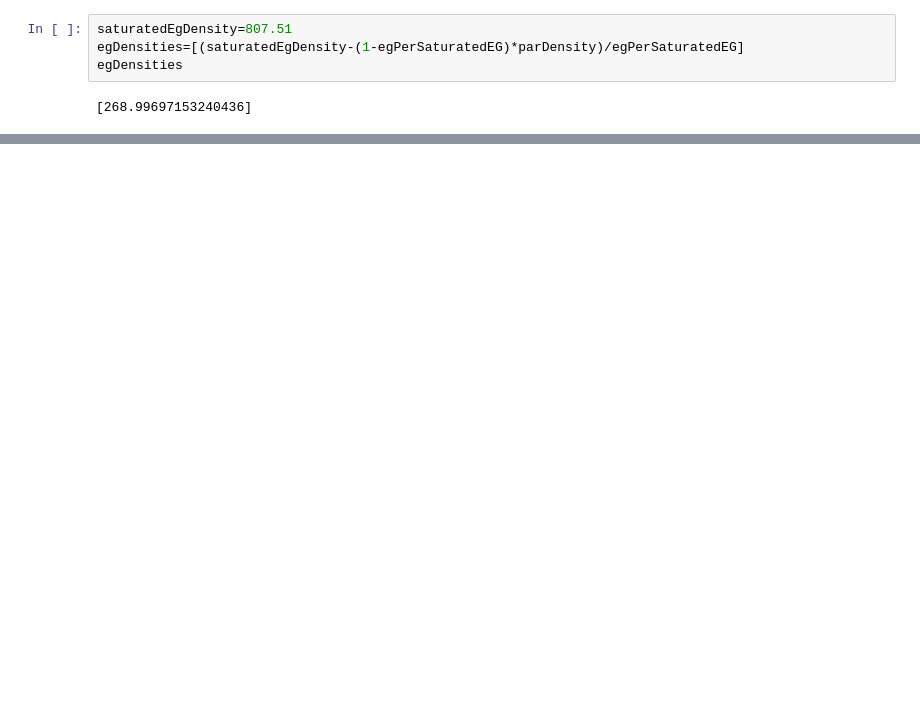
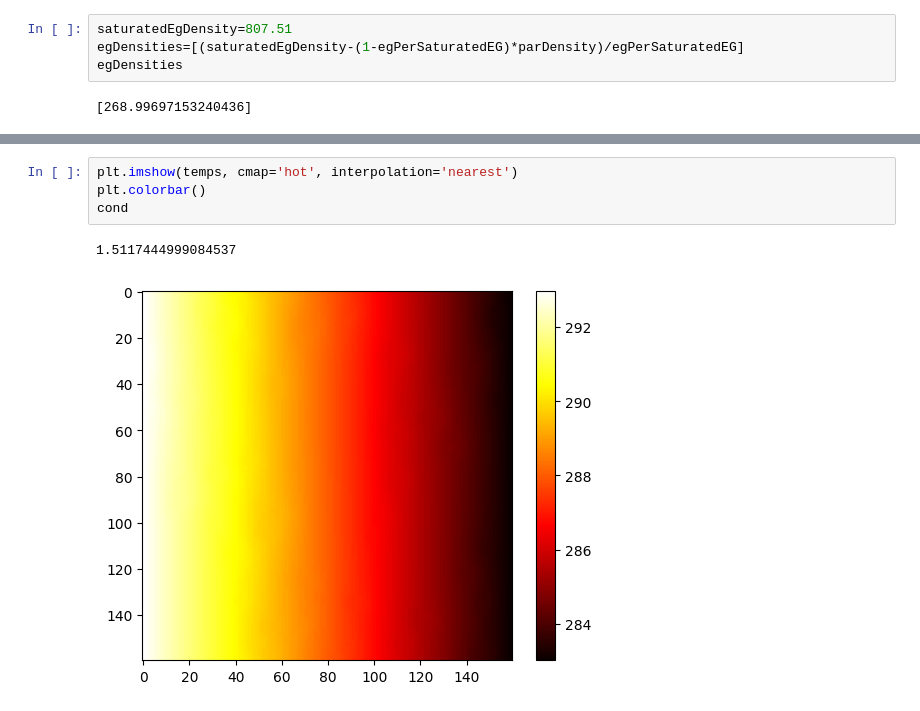
Before and after one commit to AadiDev005/Paraffin-EG-Model, a Jupyter notebook: dataset_generator.ipynb, the cells around one changed output, grey strips where cells are left out. Cells and saved outputs as stored; diff of their text form; blank space fills up the shorter version.

```diff
--- a/dataset_generator.ipynb
+++ b/dataset_generator.ipynb
@@ -289,0 +408,7 @@ torch.Size([160, 160])
+# %%
+plt.imshow(temps, cmap='hot', interpolation='nearest')
+plt.colorbar()
+cond
+# %% [output]
+1.5117444999084537
+[figure, added]
```
Also changed, not shown: parts of 11 cells of this notebook.
